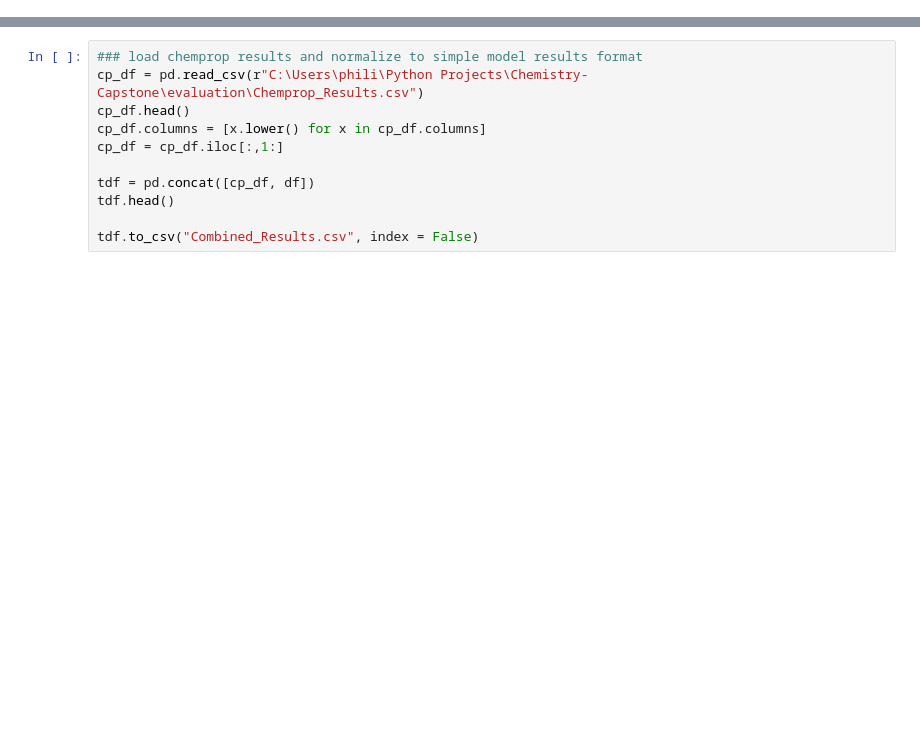
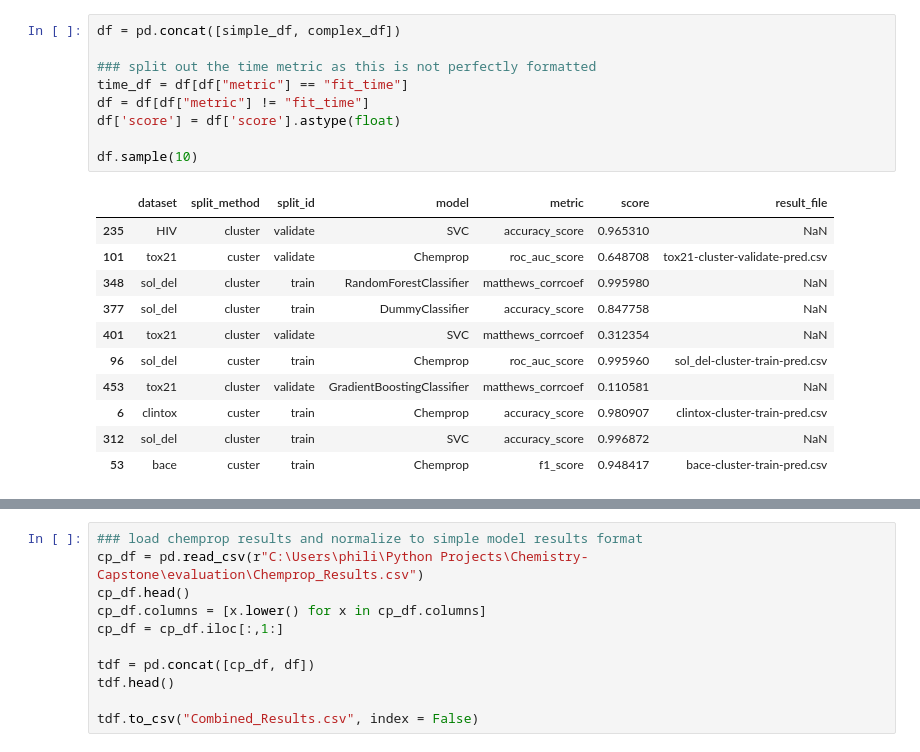
Before and after one commit to PJMichaels/Chemistry-Capstone, a Jupyter notebook: evaluation/eval_vis.ipynb, the cells around one changed output, grey strips where cells are left out. Cells and saved outputs as stored; diff of their text form; blank space fills up the shorter version.

```diff
--- a/evaluation/eval_vis.ipynb
+++ b/evaluation/eval_vis.ipynb
@@ -33,0 +49,21 @@ time_df.head()
+# %%
+df = pd.concat([simple_df, complex_df])
+
+### split out the time metric as this is not perfectly formatted
+time_df = df[df["metric"] == "fit_time"]
+df = df[df["metric"] != "fit_time"]
+df['score'] = df['score'].astype(float)
+
+df.sample(10)
+# %% [output]
+|  | dataset | split_method | split_id | model | metric | score | result_file |
+| 235 | HIV | cluster | validate | SVC | accuracy_score | 0.965310 | NaN |
+| 101 | tox21 | custer | validate | Chemprop | roc_auc_score | 0.648708 | tox21-cluster-validate-pred.csv |
+| 348 | sol_del | cluster | train | RandomForestClassifier | matthews_corrcoef | 0.995980 | NaN |
+| 377 | sol_del | cluster | train | DummyClassifier | accuracy_score | 0.847758 | NaN |
+| 401 | tox21 | cluster | validate | SVC | matthews_corrcoef | 0.312354 | NaN |
+| 96 | sol_del | custer | train | Chemprop | roc_auc_score | 0.995960 | sol_del-cluster-train-pred.csv |
+| 453 | tox21 | cluster | validate | GradientBoostingClassifier | matthews_corrcoef | 0.110581 | NaN |
+| 6 | clintox | custer | train | Chemprop | accuracy_score | 0.980907 | clintox-cluster-train-pred.csv |
+| 312 | sol_del | cluster | train | SVC | accuracy_score | 0.996872 | NaN |
+| 53 | bace | custer | train | Chemprop | f1_score | 0.948417 | bace-cluster-train-pred.csv |
```
Also changed, not shown: parts of 17 cells of this notebook, 22 other files.
